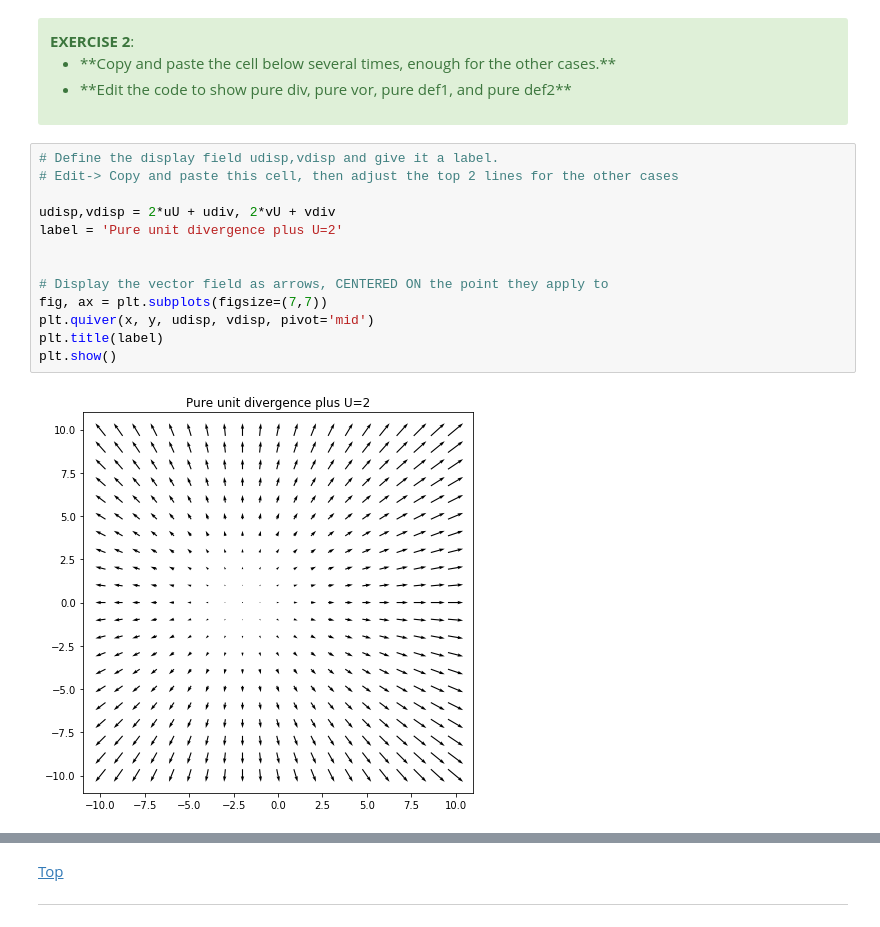
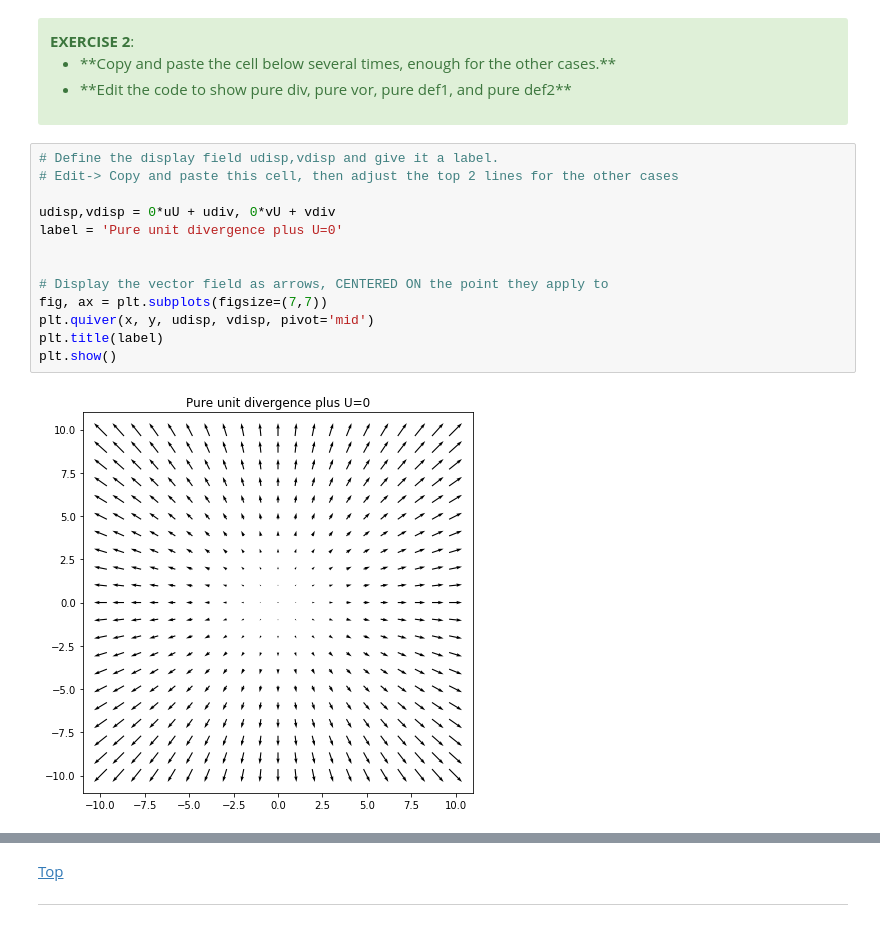
Before and after one commit to lblbug/ATM651_IntroAtmDynamics, a Jupyter notebook: Unit1-Terminology_and_Tools/HW/Kinematics_pure-python_Looney.ipynb, the cells around one changed output, grey strips where cells are left out. Saved outputs shown, nothing was run; the diff lists cells and outputs as text.

```diff
--- a/Unit1-Terminology_and_Tools/HW/Kinematics_pure-python_Looney.ipynb
+++ b/Unit1-Terminology_and_Tools/HW/Kinematics_pure-python_Looney.ipynb
@@ -95,15 +95,15 @@ uV, vV = 0, 1
 # %%
 # Define the display field udisp,vdisp and give it a label.
 # Edit-> Copy and paste this cell, then adjust the top 2 lines for the other cases
 
-udisp,vdisp = 2*uU + udiv, 2*vU + vdiv
-label = 'Pure unit divergence plus U=2'
+udisp,vdisp = 0*uU + udiv, 0*vU + vdiv
+label = 'Pure unit divergence plus U=0'
 
 
 # Display the vector field as arrows, CENTERED ON the point they apply to
 fig, ax = plt.subplots(figsize=(7,7))
 plt.quiver(x, y, udisp, vdisp, pivot='mid')
 plt.title(label)
 plt.show()
 # %% [output]
-[figure, old version]
+[figure, new version]
```
Also changed, not shown: parts of 16 cells of this notebook.
